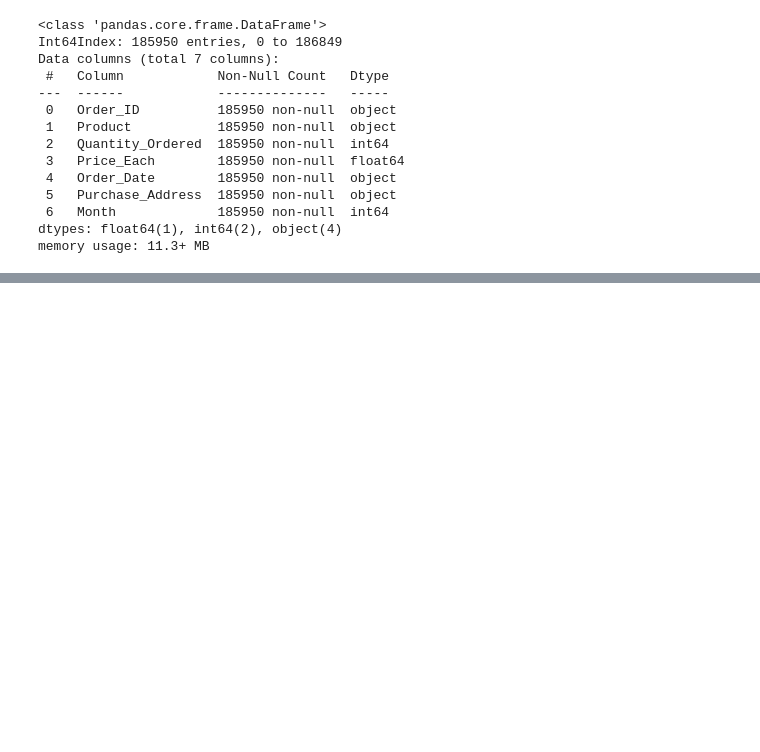
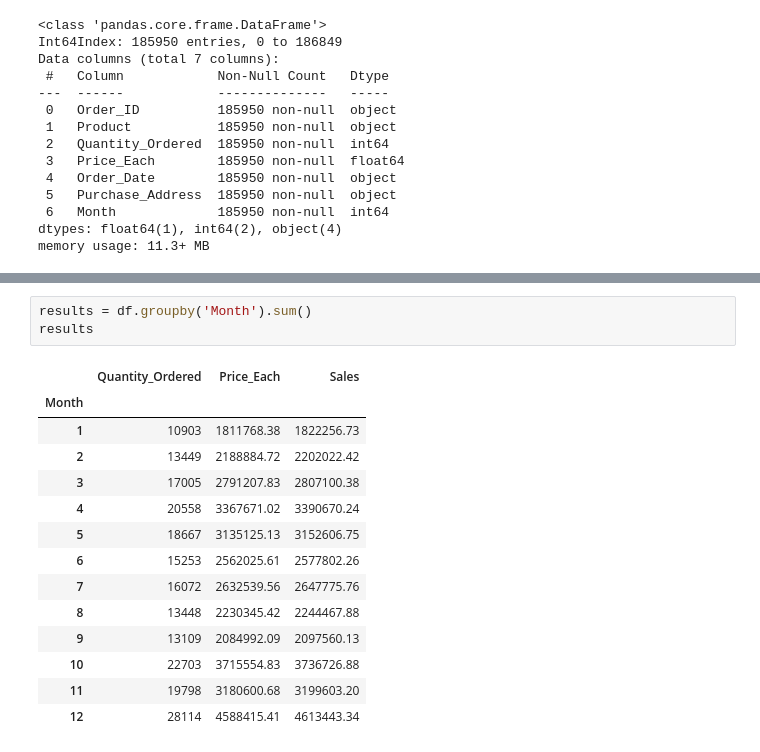
Before and after one commit to jkajnath/Analiza-danych-sprzedazowych, a Jupyter notebook: Analiza_sprzedazy_2019.ipynb, the cells around one changed output, grey strips where cells are left out. Cells and saved outputs as stored; diff of their text form; blank space fills up the shorter version.

```diff
--- a/Analiza_sprzedazy_2019.ipynb
+++ b/Analiza_sprzedazy_2019.ipynb
@@ -180,0 +194,18 @@ df.head()
+# %%
+results = df.groupby('Month').sum()
+results
+# %% [output]
+|  | Quantity_Ordered | Price_Each | Sales |
+| Month |  |  |  |
+| 1 | 10903 | 1811768.38 | 1822256.73 |
+| 2 | 13449 | 2188884.72 | 2202022.42 |
+| 3 | 17005 | 2791207.83 | 2807100.38 |
+| 4 | 20558 | 3367671.02 | 3390670.24 |
+| 5 | 18667 | 3135125.13 | 3152606.75 |
+| 6 | 15253 | 2562025.61 | 2577802.26 |
+| 7 | 16072 | 2632539.56 | 2647775.76 |
+| 8 | 13448 | 2230345.42 | 2244467.88 |
+| 9 | 13109 | 2084992.09 | 2097560.13 |
+| 10 | 22703 | 3715554.83 | 3736726.88 |
+| 11 | 19798 | 3180600.68 | 3199603.20 |
+| 12 | 28114 | 4588415.41 | 4613443.34 |
```
Also changed, not shown: parts of 5 cells of this notebook.
